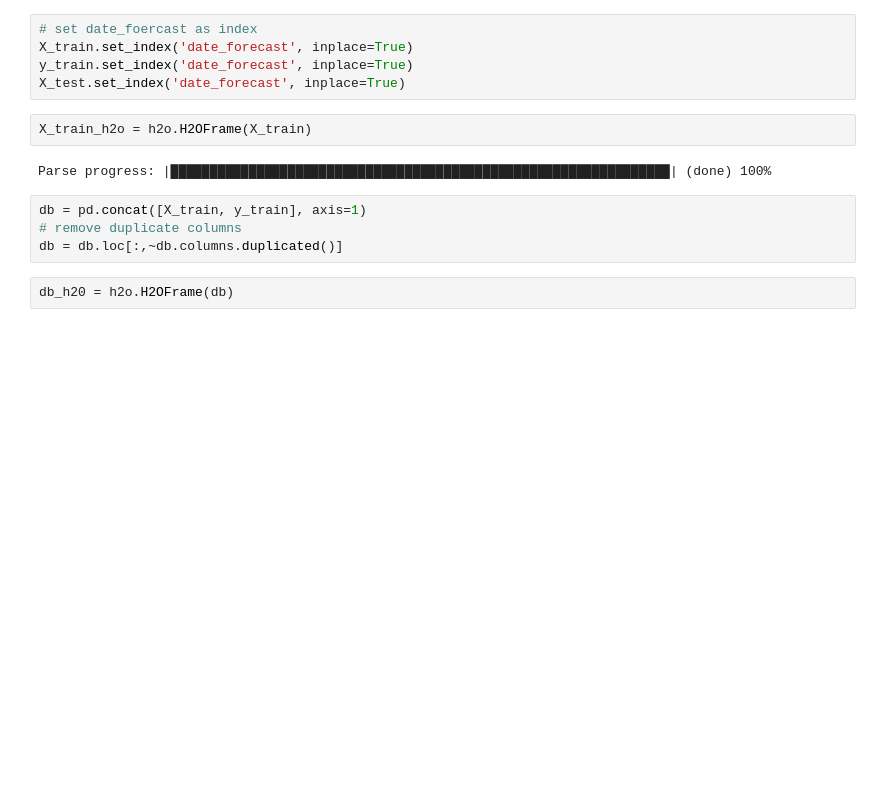
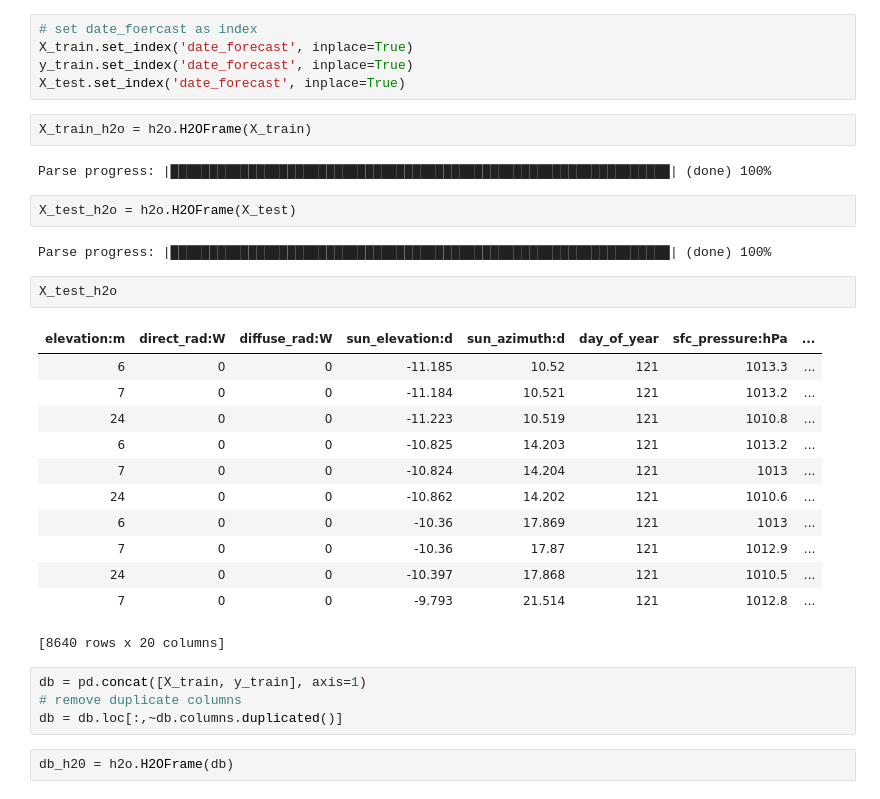
Before and after one commit to stinkyElias/TDT4173-ML, a Jupyter notebook: h2o_autoML.ipynb, the cells around one changed output. Drawn from its saved outputs; the diff is of its cells as text; blank space fills up the shorter version.

```diff
--- a/h2o_autoML.ipynb
+++ b/h2o_autoML.ipynb
@@ -46,6 +46,25 @@ X_test.set_index('date_forecast', inplace=True)
 X_train_h2o = h2o.H2OFrame(X_train)
 # %% [output]
 Parse progress: |████████████████████████████████████████████████████████████████| (done) 100%
+# %%
+X_test_h2o = h2o.H2OFrame(X_test)
+# %% [output]
+Parse progress: |████████████████████████████████████████████████████████████████| (done) 100%
+# %%
+X_test_h2o
+# %% [output]
+| elevation:m | direct_rad:W | diffuse_rad:W | sun_elevation:d | sun_azimuth:d | day_of_year | sfc_pressure:hPa | ... |
+| 6 | 0 | 0 | -11.185 | 10.52 | 121 | 1013.3 | ... |
+| 7 | 0 | 0 | -11.184 | 10.521 | 121 | 1013.2 | ... |
+| 24 | 0 | 0 | -11.223 | 10.519 | 121 | 1010.8 | ... |
+| 6 | 0 | 0 | -10.825 | 14.203 | 121 | 1013.2 | ... |
+| 7 | 0 | 0 | -10.824 | 14.204 | 121 | 1013 | ... |
+| 24 | 0 | 0 | -10.862 | 14.202 | 121 | 1010.6 | ... |
+| 6 | 0 | 0 | -10.36 | 17.869 | 121 | 1013 | ... |
+| 7 | 0 | 0 | -10.36 | 17.87 | 121 | 1012.9 | ... |
+| 24 | 0 | 0 | -10.397 | 17.868 | 121 | 1010.5 | ... |
+| 7 | 0 | 0 | -9.793 | 21.514 | 121 | 1012.8 | ... |
+[8640 rows x 20 columns]
 # %%
 db = pd.concat([X_train, y_train], axis=1)
 # remove duplicate columns
```
Also changed, not shown: parts of 14 cells of this notebook, 1 other file.
